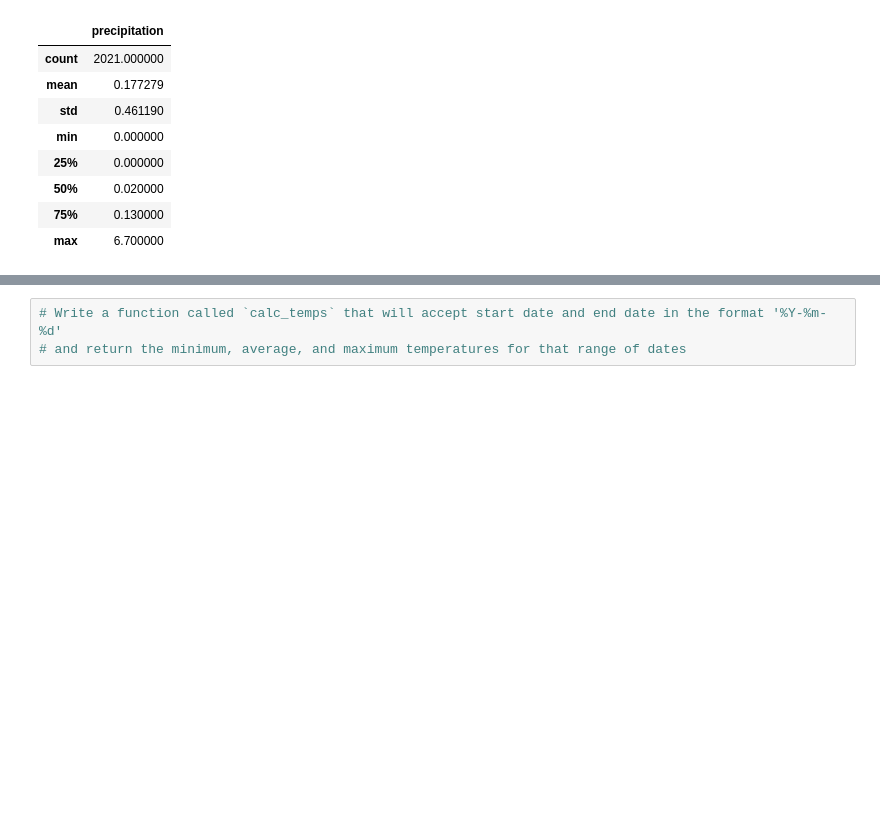
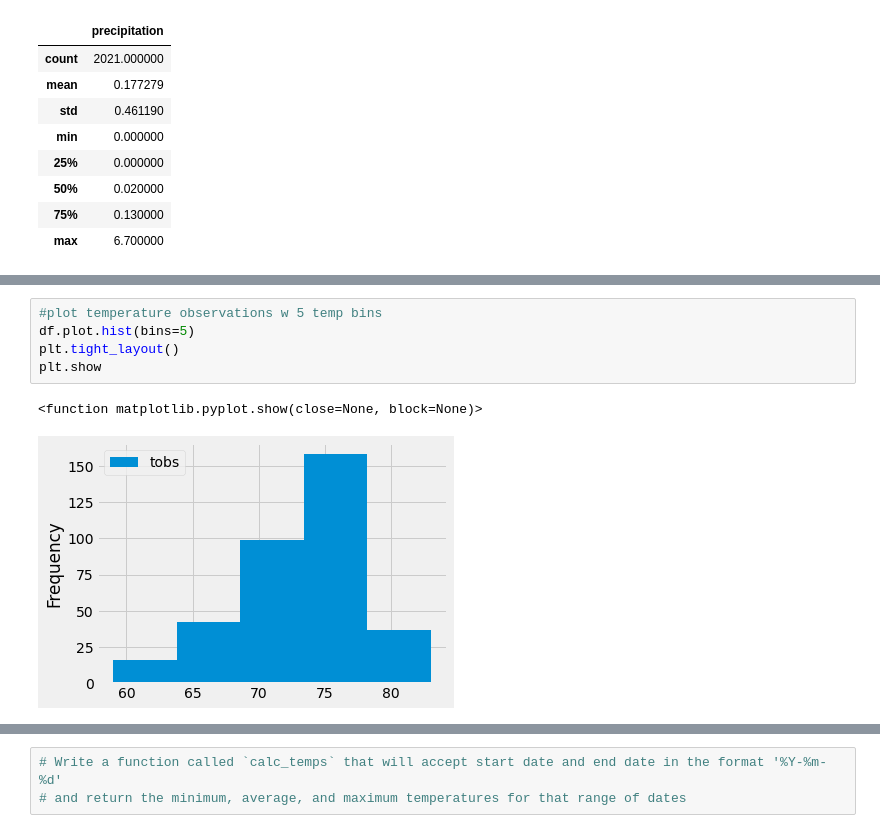
Before and after one commit to ereekaj/Surfs_Up, a Jupyter notebook: climate_analysis.ipynb, the cells around one changed output, grey strips where cells are left out. Cells and saved outputs as stored; diff of their text form; blank space fills up the shorter version.

```diff
--- a/climate_analysis.ipynb
+++ b/climate_analysis.ipynb
@@ -112,0 +164,8 @@ df.describe()
+# %%
+#plot temperature observations w 5 temp bins
+df.plot.hist(bins=5)
+plt.tight_layout()
+plt.show
+# %% [output]
+<function matplotlib.pyplot.show(close=None, block=None)>
+[figure, added]
```
Also changed, not shown: parts of 6 cells of this notebook.
